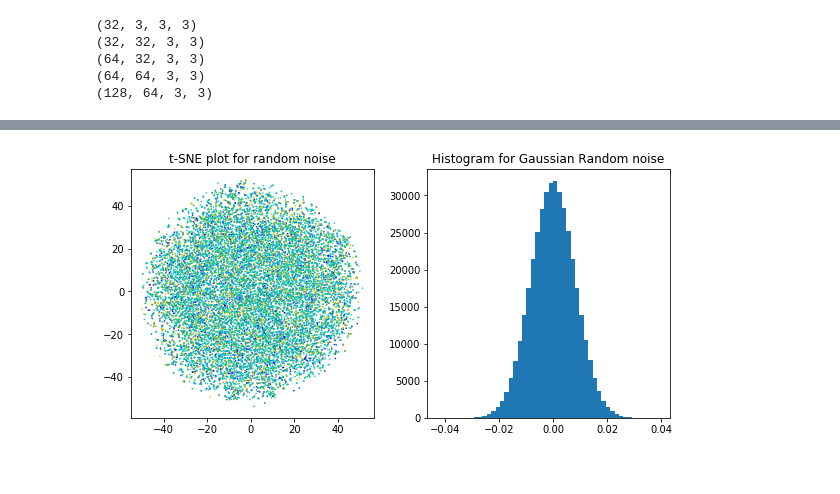
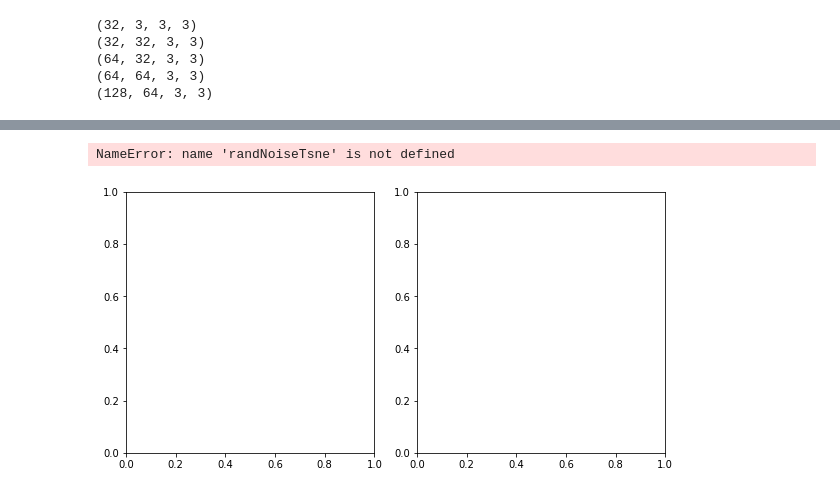
Before and after one commit to vorzawk/mdlAttack, a Jupyter notebook: mdlAttack_tsnePatterns.ipynb, the cells around one changed output, grey strips where cells are left out. Cells and saved outputs as stored; diff of their text form; code cells hidden in the pictures.

```diff
--- a/mdlAttack_tsnePatterns.ipynb
+++ b/mdlAttack_tsnePatterns.ipynb
@@ -124,11 +142,6 @@ def generate_GaussianNoise(noise):
         randLayer = np.random.normal(0, sigma, layer.shape)
         randNoise.append(randLayer)
     return randNoise
-# %%
-# Generate the Gaussian noise and compute its t-SNE embedding.
-randNoise = generate_GaussianNoise(modelNoise)
-randNoiseConvLayers = randNoise[:numConvLayers]
-randNoiseTsne = compute_Tsne(randNoiseConvLayers)
 # %%
 def flatten_listArrays(listArrays):
     flattenedArray = np.array([])
@@ -138,12 +174,13 @@ def flatten_listArrays(listArrays):
 # %%
 f, axarr = plt.subplots(1, 2, figsize=(8,4), constrained_layout=True)
 randNoise_x, randNoise_y = randNoiseTsne.T
 axarr[0].scatter(randNoise_x, randNoise_y, s=0.3, c=colors)
-axarr[0].set(title ='t-SNE plot for random noise')
+axarr[0].set(title ='Gaussian Random noise')
 # The random noise must be flattened before plotting the histogram.
 randNoise1D = flatten_listArrays(randNoise)
 axarr[1].hist(randNoise1D, 50)
 axarr[1].set(title = 'Histogram for Gaussian Random noise')
 plt.show()
 # %% [output]
+NameError: name 'randNoiseTsne' is not defined
-[figure, old version]
+[figure, new version]
```
Also changed, not shown: parts of 11 cells of this notebook, 3 other files.
